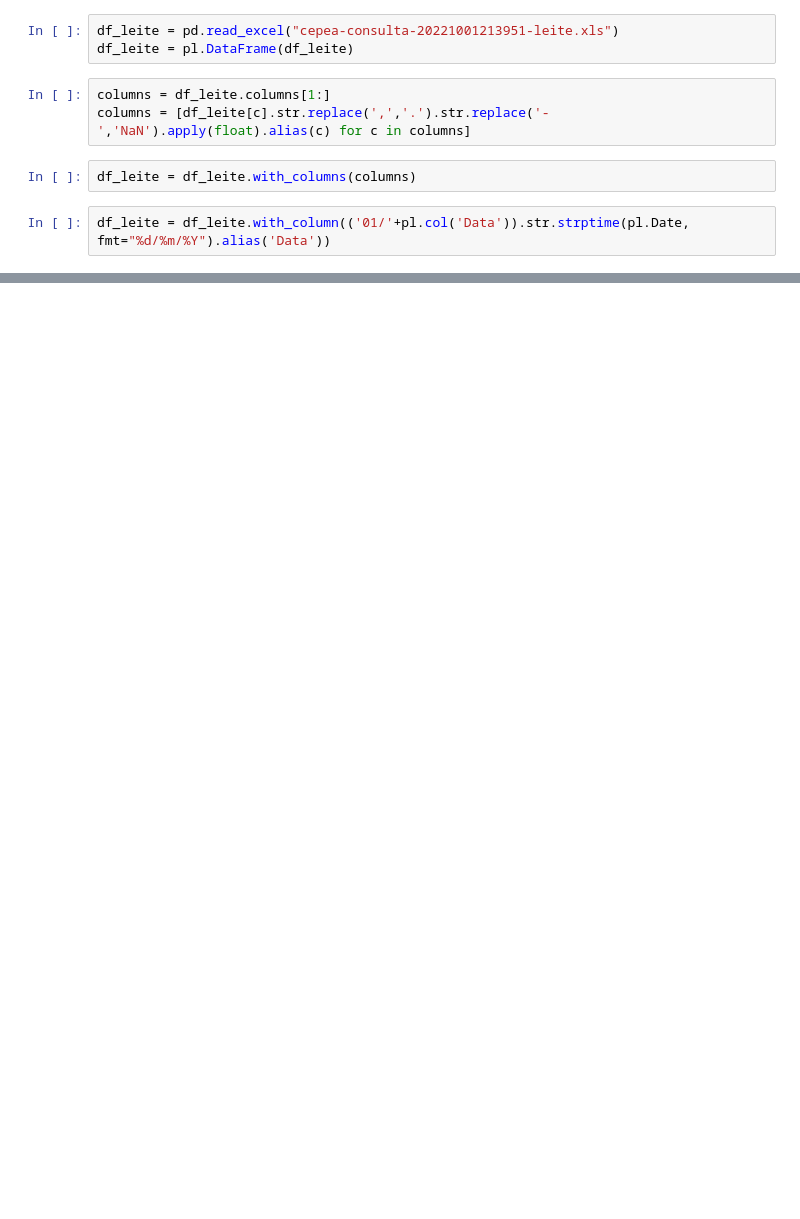
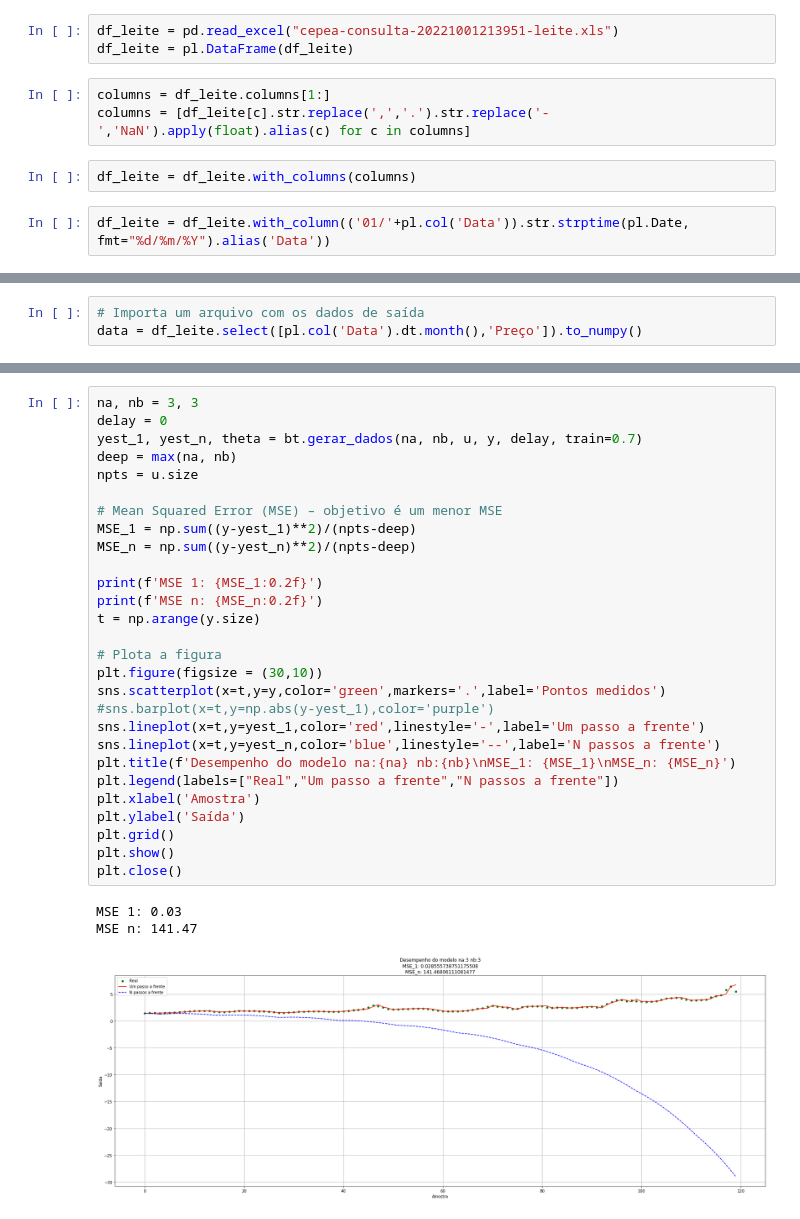
Before and after one commit to CaioMizerkowski/mestrado, a Jupyter notebook: EELT7016/trabalho_01.ipynb, the cells around one changed output, grey strips where cells are left out. Cells and saved outputs as stored; diff of their text form; blank space fills up the shorter version.

```diff
--- a/EELT7016/trabalho_01.ipynb
+++ b/EELT7016/trabalho_01.ipynb
@@ -245,0 +242,3 @@ df_leite
+# %%
+# Importa um arquivo com os dados de saída
+data = df_leite.select([pl.col('Data').dt.month(),'Preço']).to_numpy()
@@ -245,0 +257,32 @@ df_leite
+# %%
+na, nb = 3, 3
+delay = 0
+yest_1, yest_n, theta = bt.gerar_dados(na, nb, u, y, delay, train=0.7)
+deep = max(na, nb)
+npts = u.size
+
+# Mean Squared Error (MSE) – objetivo é um menor MSE
+MSE_1 = np.sum((y-yest_1)**2)/(npts-deep)
+MSE_n = np.sum((y-yest_n)**2)/(npts-deep)
+
+print(f'MSE 1: {MSE_1:0.2f}')
+print(f'MSE n: {MSE_n:0.2f}')
+t = np.arange(y.size)
+
+# Plota a figura
+plt.figure(figsize = (30,10))
+sns.scatterplot(x=t,y=y,color='green',markers='.',label='Pontos medidos')
+#sns.barplot(x=t,y=np.abs(y-yest_1),color='purple')
+sns.lineplot(x=t,y=yest_1,color='red',linestyle='-',label='Um passo a frente')
+sns.lineplot(x=t,y=yest_n,color='blue',linestyle='--',label='N passos a frente')
+plt.title(f'Desempenho do modelo na:{na} nb:{nb}\nMSE_1: {MSE_1}\nMSE_n: {MSE_n}')
+plt.legend(labels=["Real","Um passo a frente","N passos a frente"])
+plt.xlabel('Amostra')
+plt.ylabel('Saída')
+plt.grid()
+plt.show()
+plt.close()
+# %% [output]
+MSE 1: 0.03
+MSE n: 141.47
+[figure, added]
```
Also changed, not shown: parts of 19 cells of this notebook.
